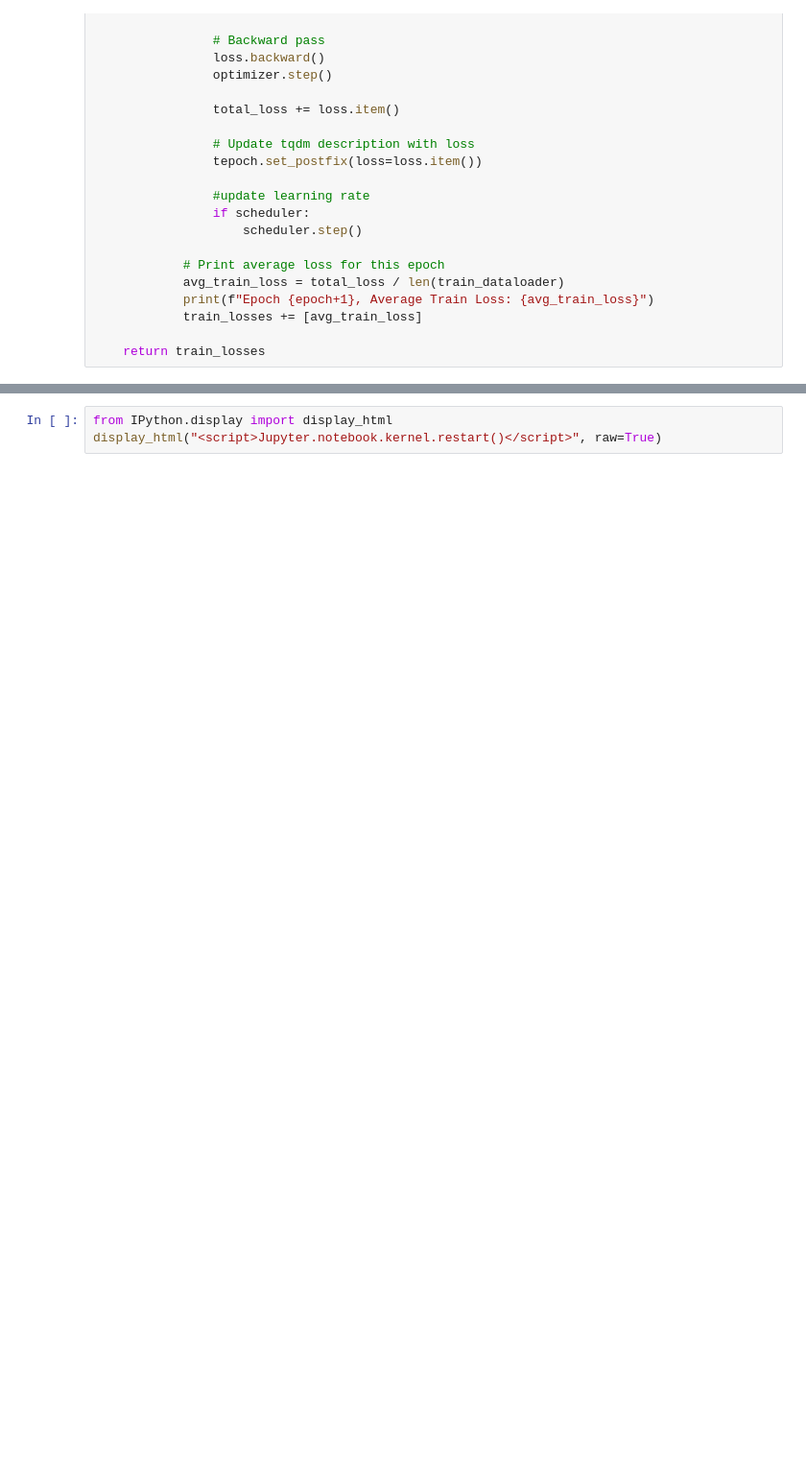
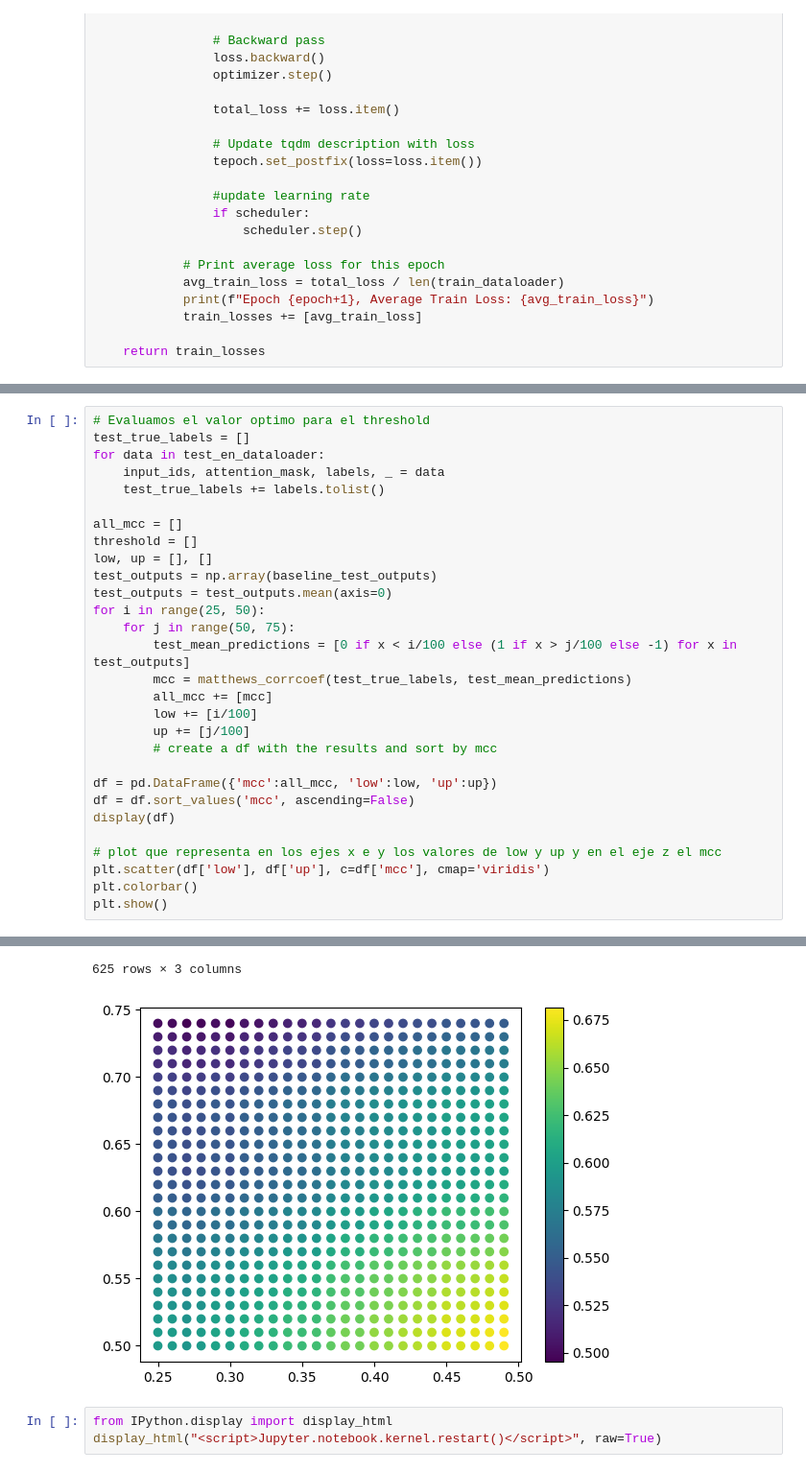
Before and after one commit to inaki11/TFM, a Jupyter notebook: tfm-conspiracy.ipynb, the cells around one changed output, grey strips where cells are left out. Shown at 96% size. Drawn from its saved outputs; the diff is of its cells as text; blank space fills up the shorter version.

```diff
--- a/tfm-conspiracy.ipynb
+++ b/tfm-conspiracy.ipynb
@@ -443,0 +443,30 @@ plt.show()
+# %%
+# Evaluamos el valor optimo para el threshold
+test_true_labels = []
+for data in test_en_dataloader:
+    input_ids, attention_mask, labels, _ = data
+    test_true_labels += labels.tolist()
+
+all_mcc = []
+threshold = []
+low, up = [], []
+test_outputs = np.array(baseline_test_outputs)
+test_outputs = test_outputs.mean(axis=0)
+for i in range(25, 50):
+    for j in range(50, 75):
+        test_mean_predictions = [0 if x < i/100 else (1 if x > j/100 else -1) for x in test_outputs]
+        mcc = matthews_corrcoef(test_true_labels, test_mean_predictions)
+        all_mcc += [mcc]
+        low += [i/100]
+        up += [j/100]
+        # create a df with the results and sort by mcc
+
+df = pd.DataFrame({'mcc':all_mcc, 'low':low, 'up':up})
+df = df.sort_values('mcc', ascending=False)
+display(df)
+
+# plot que representa en los ejes x e y los valores de low y up y en el eje z el mcc
+plt.scatter(df['low'], df['up'], c=df['mcc'], cmap='viridis')
+plt.colorbar()
+plt.show()
+# %% [output]
@@ -444,3 +485,5 @@ plt.show()
+625 rows × 3 columns
+[figure, added]
 # %%
 from IPython.display import display_html
 display_html("<script>Jupyter.notebook.kernel.restart()</script>", raw=True)
```
Also changed, not shown: parts of 7 cells of this notebook.
